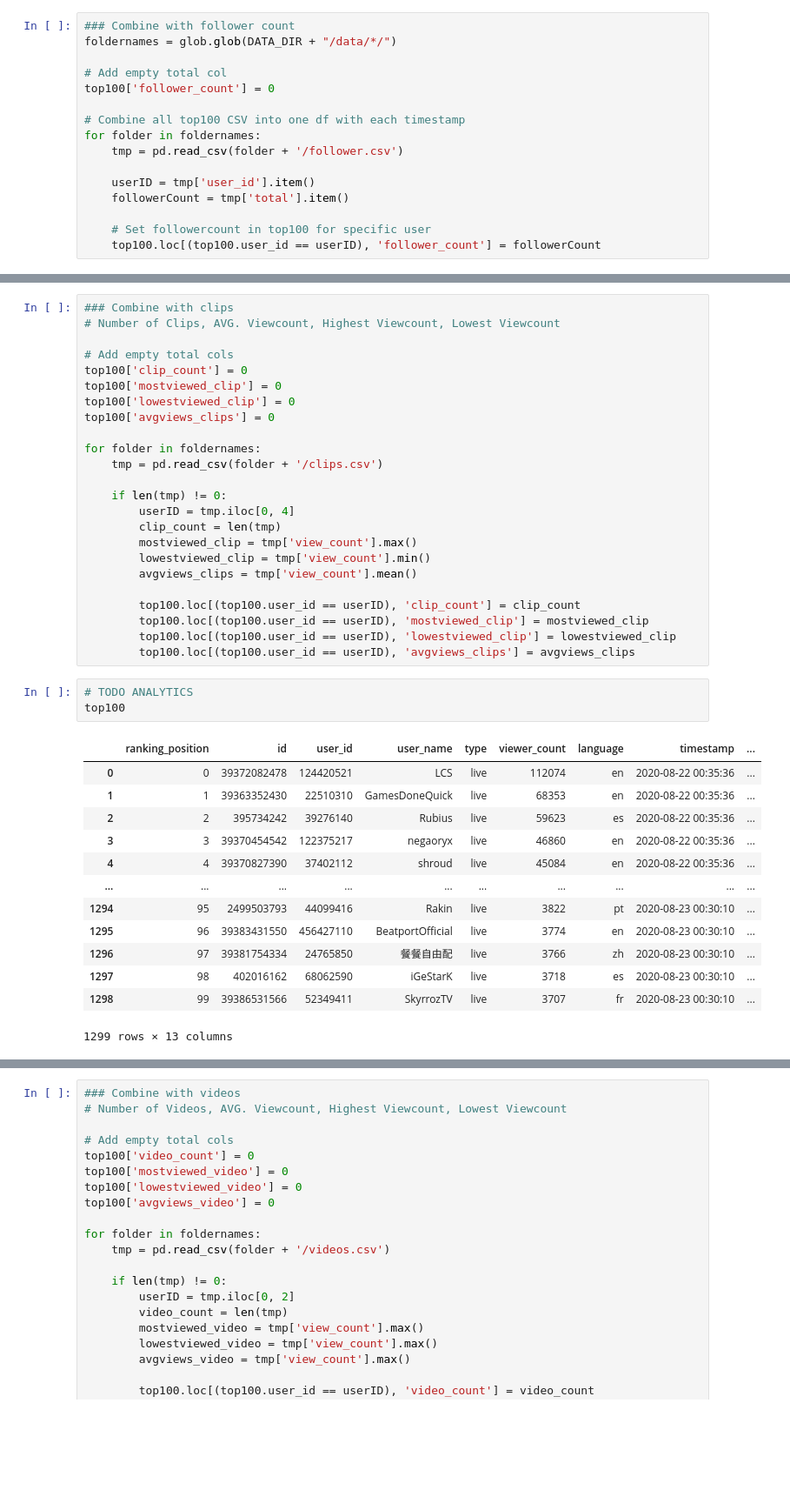
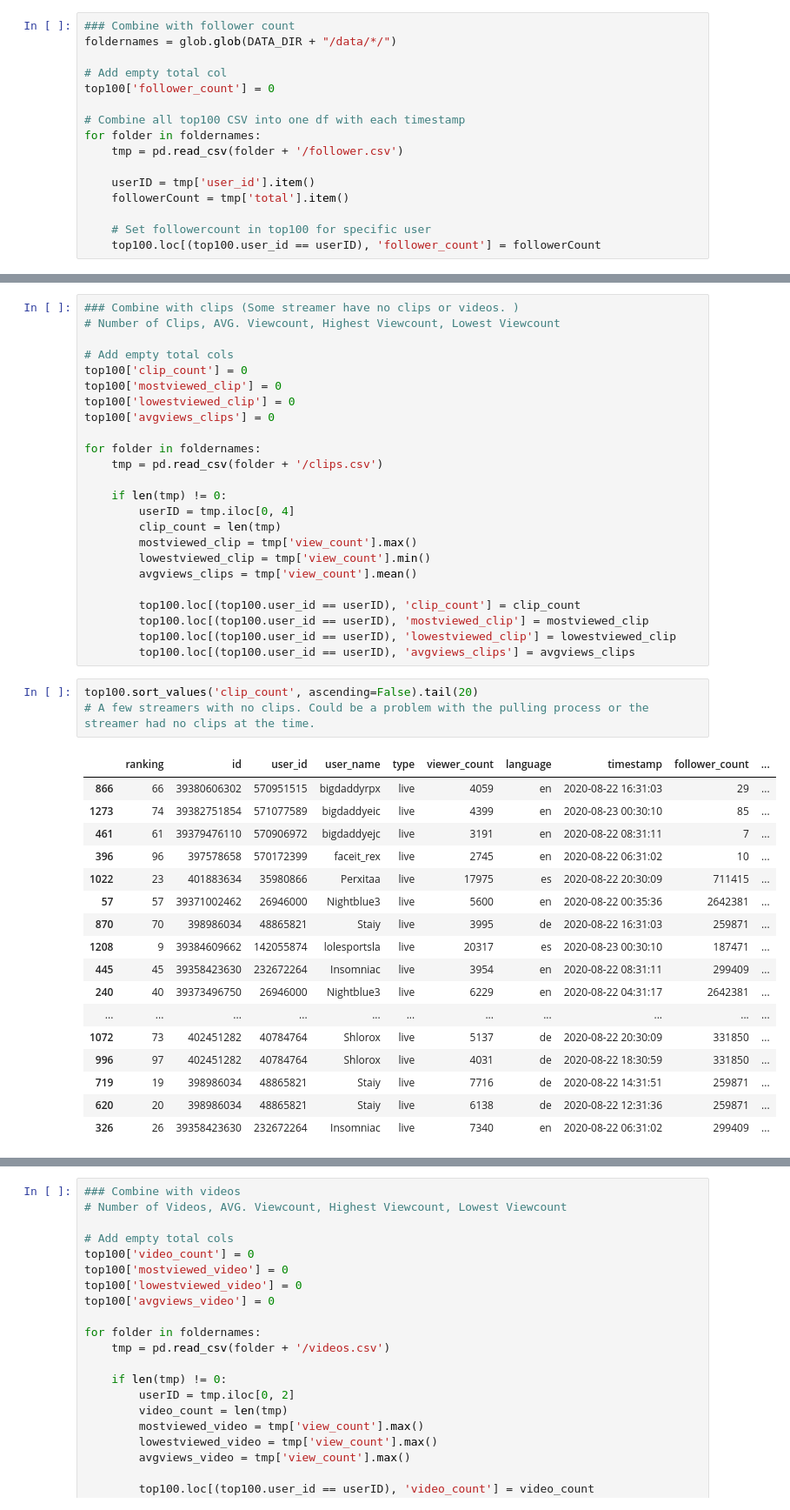
Before and after one commit to JonasGlow/Twitch-Project, a Jupyter notebook: DataPreparation.ipynb, the cells around one changed output, grey strips where cells are left out. Shown at 87% size. Saved outputs shown, nothing was run; the diff lists cells and outputs as text; blank space fills up the shorter version.

```diff
--- a/DataPreparation.ipynb
+++ b/DataPreparation.ipynb
@@ -186,5 +209,5 @@ for folder in foldernames:
 # %%
-### Combine with clips
+### Combine with clips (Some streamer have no clips or videos. )
 # Number of Clips, AVG. Viewcount, Highest Viewcount, Lowest Viewcount
 
 # Add empty total cols
@@ -207,20 +230,24 @@ for folder in foldernames:
         top100.loc[(top100.user_id == userID), 'mostviewed_clip'] = mostviewed_clip
         top100.loc[(top100.user_id == userID), 'lowestviewed_clip'] = lowestviewed_clip
         top100.loc[(top100.user_id == userID), 'avgviews_clips'] = avgviews_clips
-# %%
-# TODO ANALYTICS
-top100
-# %% [output]
-|  | ranking_position | id | user_id | user_name | type | viewer_count | language | timestamp | ... |
-| 0 | 0 | 39372082478 | 124420521 | LCS | live | 112074 | en | 2020-08-22 00:35:36 | ... |
-| 1 | 1 | 39363352430 | 22510310 | GamesDoneQuick | live | 68353 | en | 2020-08-22 00:35:36 | ... |
-| 2 | 2 | 395734242 | 39276140 | Rubius | live | 59623 | es | 2020-08-22 00:35:36 | ... |
-| 3 | 3 | 39370454542 | 122375217 | negaoryx | live | 46860 | en | 2020-08-22 00:35:36 | ... |
-| 4 | 4 | 39370827390 | 37402112 | shroud | live | 45084 | en | 2020-08-22 00:35:36 | ... |
-| ... | ... | ... | ... | ... | ... | ... | ... | ... | ... |
-| 1294 | 95 | 2499503793 | 44099416 | Rakin | live | 3822 | pt | 2020-08-23 00:30:10 | ... |
-| 1295 | 96 | 39383431550 | 456427110 | BeatportOfficial | live | 3774 | en | 2020-08-23 00:30:10 | ... |
-| 1296 | 97 | 39381754334 | 24765850 | 餐餐自由配 | live | 3766 | zh | 2020-08-23 00:30:10 | ... |
-| 1297 | 98 | 402016162 | 68062590 | iGeStarK | live | 3718 | es | 2020-08-23 00:30:10 | ... |
-| 1298 | 99 | 39386531566 | 52349411 | SkyrrozTV | live | 3707 | fr | 2020-08-23 00:30:10 | ... |
-1299 rows × 13 columns
+# %%
+top100.sort_values('clip_count', ascending=False).tail(20)
+# A few streamers with no clips. Could be a problem with the pulling process or the streamer had no clips at the time.
+# %% [output]
+|  | ranking | id | user_id | user_name | type | viewer_count | language | timestamp | follower_count | ... |
+| 866 | 66 | 39380606302 | 570951515 | bigdaddyrpx | live | 4059 | en | 2020-08-22 16:31:03 | 29 | ... |
+| 1273 | 74 | 39382751854 | 571077589 | bigdaddyeic | live | 4399 | en | 2020-08-23 00:30:10 | 85 | ... |
+| 461 | 61 | 39379476110 | 570906972 | bigdaddyejc | live | 3191 | en | 2020-08-22 08:31:11 | 7 | ... |
+| 396 | 96 | 397578658 | 570172399 | faceit_rex | live | 2745 | en | 2020-08-22 06:31:02 | 10 | ... |
+| 1022 | 23 | 401883634 | 35980866 | Perxitaa | live | 17975 | es | 2020-08-22 20:30:09 | 711415 | ... |
+| 57 | 57 | 39371002462 | 26946000 | Nightblue3 | live | 5600 | en | 2020-08-22 00:35:36 | 2642381 | ... |
+| 870 | 70 | 398986034 | 48865821 | Staiy | live | 3995 | de | 2020-08-22 16:31:03 | 259871 | ... |
+| 1208 | 9 | 39384609662 | 142055874 | lolesportsla | live | 20317 | es | 2020-08-23 00:30:10 | 187471 | ... |
+| 445 | 45 | 39358423630 | 232672264 | Insomniac | live | 3954 | en | 2020-08-22 08:31:11 | 299409 | ... |
+| 240 | 40 | 39373496750 | 26946000 | Nightblue3 | live | 6229 | en | 2020-08-22 04:31:17 | 2642381 | ... |
+| ... | ... | ... | ... | ... | ... | ... | ... | ... | ... | ... |
+| 1072 | 73 | 402451282 | 40784764 | Shlorox | live | 5137 | de | 2020-08-22 20:30:09 | 331850 | ... |
+| 996 | 97 | 402451282 | 40784764 | Shlorox | live | 4031 | de | 2020-08-22 18:30:59 | 331850 | ... |
+| 719 | 19 | 398986034 | 48865821 | Staiy | live | 7716 | de | 2020-08-22 14:31:51 | 259871 | ... |
+| 620 | 20 | 398986034 | 48865821 | Staiy | live | 6138 | de | 2020-08-22 12:31:36 | 259871 | ... |
+| 326 | 26 | 39358423630 | 232672264 | Insomniac | live | 7340 | en | 2020-08-22 06:31:02 | 299409 | ... |
```
Also changed, not shown: parts of 16 cells of this notebook, 4 other files.
